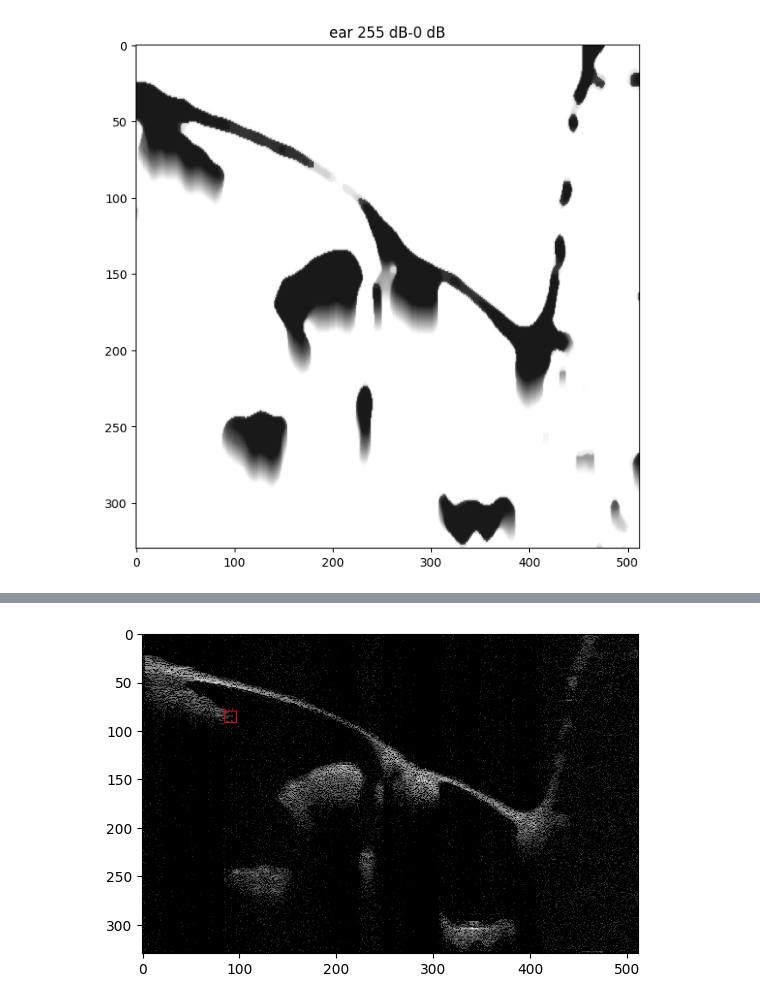
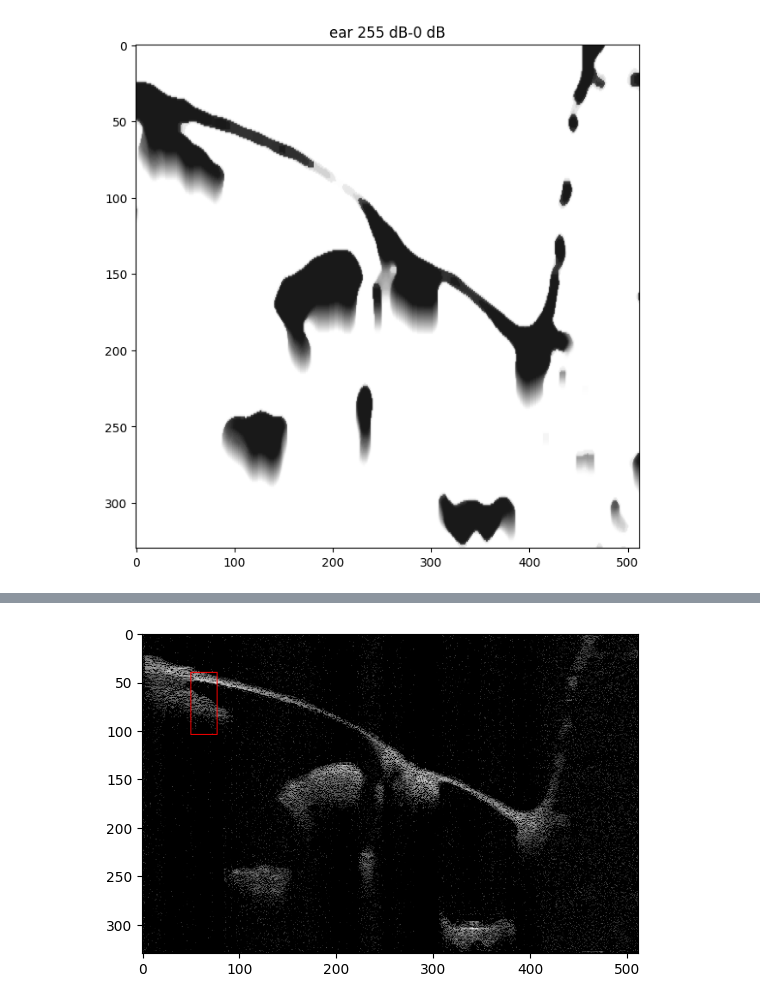
Before and after one commit to JayJiang99/OCT-sparse-estimation-with-CDL-framework, a Jupyter notebook: scripts/bscan_cdl_method.ipynb, the cells around one changed output, grey strips where cells are left out. Cells and saved outputs as stored; diff of their text form; code cells hidden in the pictures.

```diff
--- a/scripts/bscan_cdl_method.ipynb
+++ b/scripts/bscan_cdl_method.ipynb
@@ -119,14 +119,14 @@ uint8_array = normalized_array.astype('uint8')
 0.0
 # %%
 drawImg = cv2.cvtColor(np.array(uint8_array), cv2.COLOR_GRAY2BGR)
-startX = 80
-startY = 85
+startX = 40
+startY = 50
 # Draw a rectangle on the image
-cv2.rectangle(drawImg, (startY, startX), (startY + 12, startX + 12), (255, 0, 0), 1)
+cv2.rectangle(drawImg, (startY, startX), (startY + 27, startX + 64), (255, 0, 0), 1)
 partial_img = drawImg[startX:startX+17, startY:startY+17]
 partial_img = resize(partial_img,(64,64))
 # Display the image with the rectangle
 plt.imshow(drawImg)
 plt.show()
 # %% [output]
-[figure, old version]
+[figure, new version]
```
Also changed, not shown: parts of 1 cell of this notebook, 2 other files.
